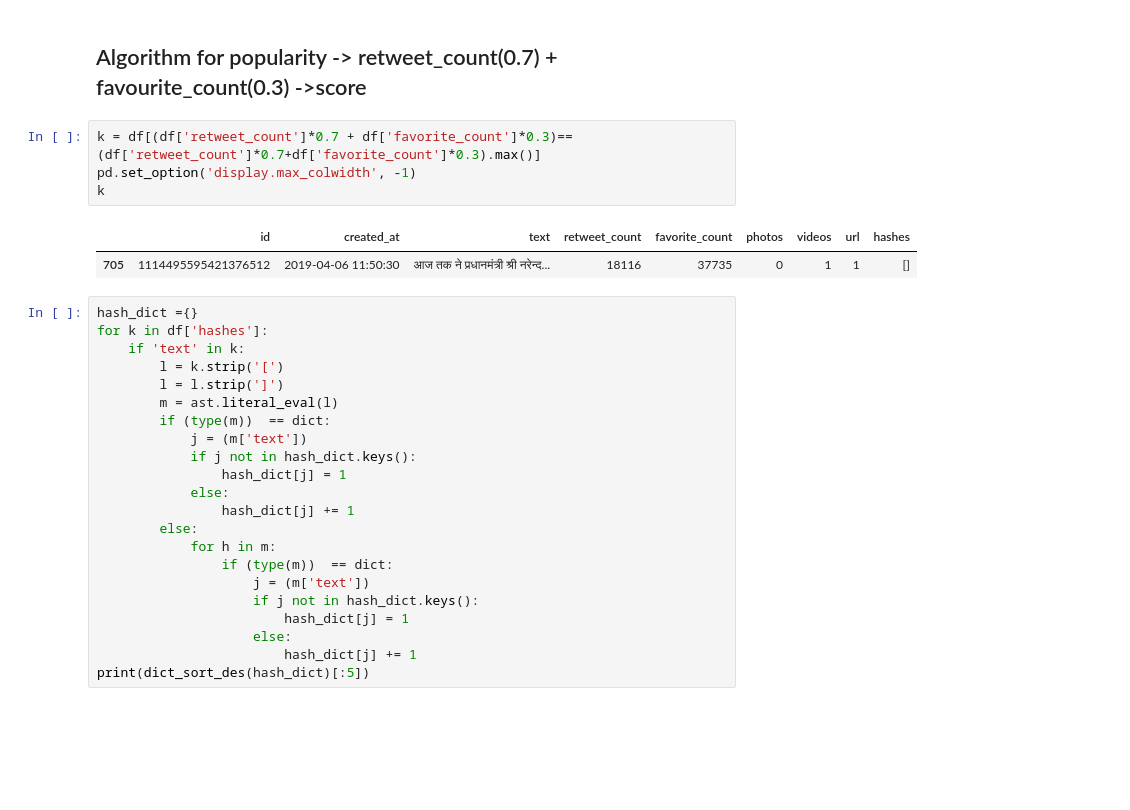
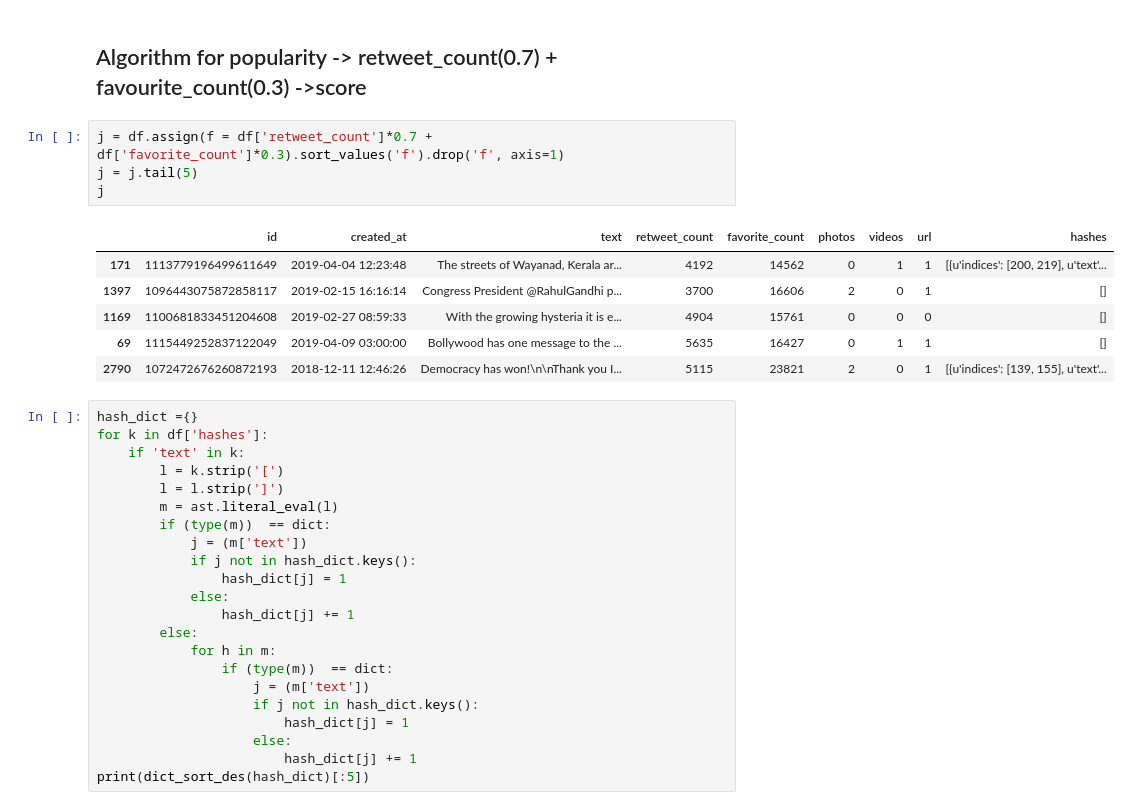
Before and after one commit to shrave/hw4, a Jupyter notebook: twitter-questions.ipynb, the cells around one changed output. Drawn from its saved outputs; the diff is of its cells as text; blank space fills up the shorter version.

```diff
--- a/twitter-questions.ipynb
+++ b/twitter-questions.ipynb
@@ -72,13 +72,17 @@ k
 | 705 | 1114495595421376512 | 2019-04-06 11:50:30 | आज तक ने प्रधानमंत्री श्री नरेन्द... | 18116 | 37735 | 0 | 1 | 1 | [] |
 # %% [markdown]
 ## Algorithm for popularity -> retweet_count(0.7) + favourite_count(0.3) ->score
-# %%
-k = df[(df['retweet_count']*0.7 + df['favorite_count']*0.3)==(df['retweet_count']*0.7+df['favorite_count']*0.3).max()]
-pd.set_option('display.max_colwidth', -1)
-k
-# %% [output]
-|  | id | created_at | text | retweet_count | favorite_count | photos | videos | url | hashes |
-| 705 | 1114495595421376512 | 2019-04-06 11:50:30 | आज तक ने प्रधानमंत्री श्री नरेन्द... | 18116 | 37735 | 0 | 1 | 1 | [] |
+# %%
+j = df.assign(f = df['retweet_count']*0.7 + df['favorite_count']*0.3).sort_values('f').drop('f', axis=1)
+j = j.tail(5)
+j
+# %% [output]
+|  | id | created_at | text | retweet_count | favorite_count | photos | videos | url | hashes |
+| 171 | 1113779196499611649 | 2019-04-04 12:23:48 | The streets of Wayanad, Kerala ar... | 4192 | 14562 | 0 | 1 | 1 | [{u'indices': [200, 219], u'text'... |
+| 1397 | 1096443075872858117 | 2019-02-15 16:16:14 | Congress President @RahulGandhi p... | 3700 | 16606 | 2 | 0 | 1 | [] |
+| 1169 | 1100681833451204608 | 2019-02-27 08:59:33 | With the growing hysteria it is e... | 4904 | 15761 | 0 | 0 | 0 | [] |
+| 69 | 1115449252837122049 | 2019-04-09 03:00:00 | Bollywood has one message to the ... | 5635 | 16427 | 0 | 1 | 1 | [] |
+| 2790 | 1072472676260872193 | 2018-12-11 12:46:26 | Democracy has won!\n\nThank you I... | 5115 | 23821 | 2 | 0 | 1 | [{u'indices': [139, 155], u'text'... |
 # %%
 hash_dict ={}
 for k in df['hashes']:
```
Also changed, not shown: parts of 2 cells of this notebook, 1 other file.
